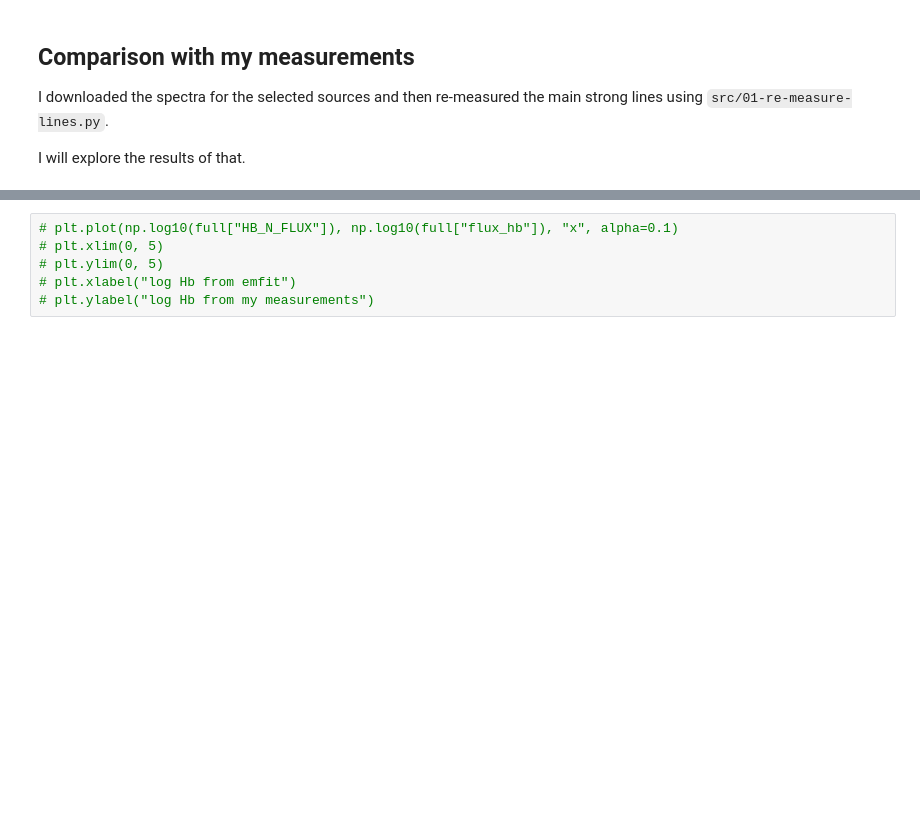
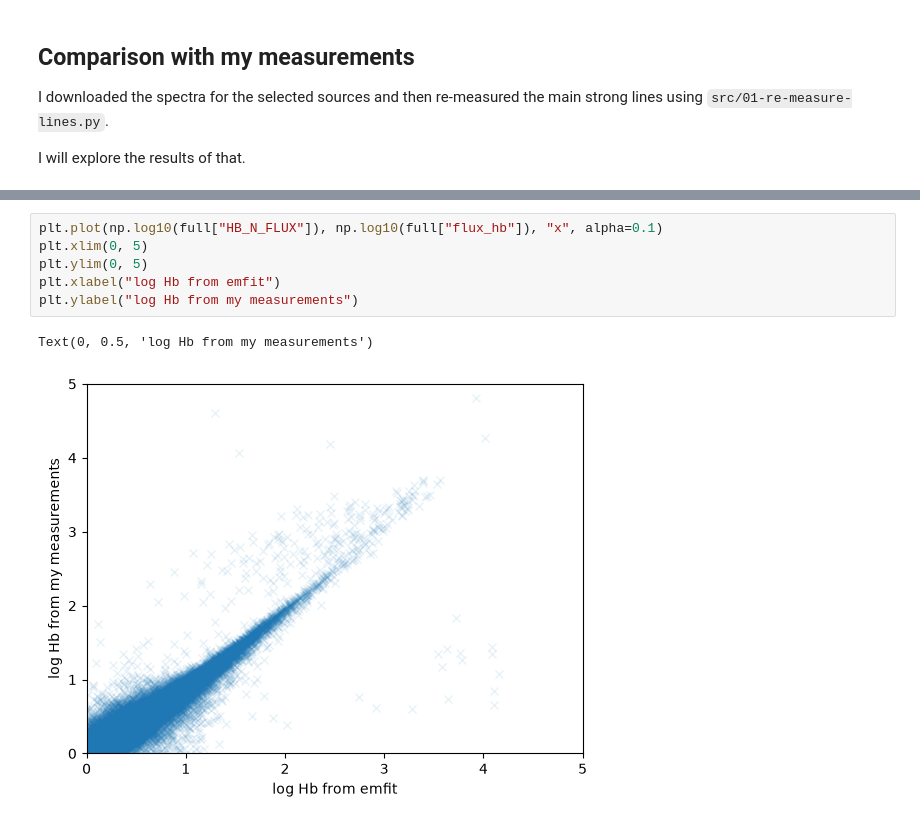
Before and after one commit to thevalentino/desi-selection-exploration, a Jupyter notebook: notebooks/00-EMP-sample-selection.ipynb, the cells around one changed output, grey strips where cells are left out. Cells and saved outputs as stored; diff of their text form; blank space fills up the shorter version.

```diff
--- a/notebooks/00-EMP-sample-selection.ipynb
+++ b/notebooks/00-EMP-sample-selection.ipynb
@@ -131,6 +149,9 @@ I will explore the results of that.
 # %%
-# plt.plot(np.log10(full["HB_N_FLUX"]), np.log10(full["flux_hb"]), "x", alpha=0.1)
-# plt.xlim(0, 5)
-# plt.ylim(0, 5)
-# plt.xlabel("log Hb from emfit")
-# plt.ylabel("log Hb from my measurements")
+plt.plot(np.log10(full["HB_N_FLUX"]), np.log10(full["flux_hb"]), "x", alpha=0.1)
+plt.xlim(0, 5)
+plt.ylim(0, 5)
+plt.xlabel("log Hb from emfit")
+plt.ylabel("log Hb from my measurements")
+# %% [output]
+Text(0, 0.5, 'log Hb from my measurements')
+[figure, added]
```
Also changed, not shown: parts of 26 cells of this notebook, 4 other files.
